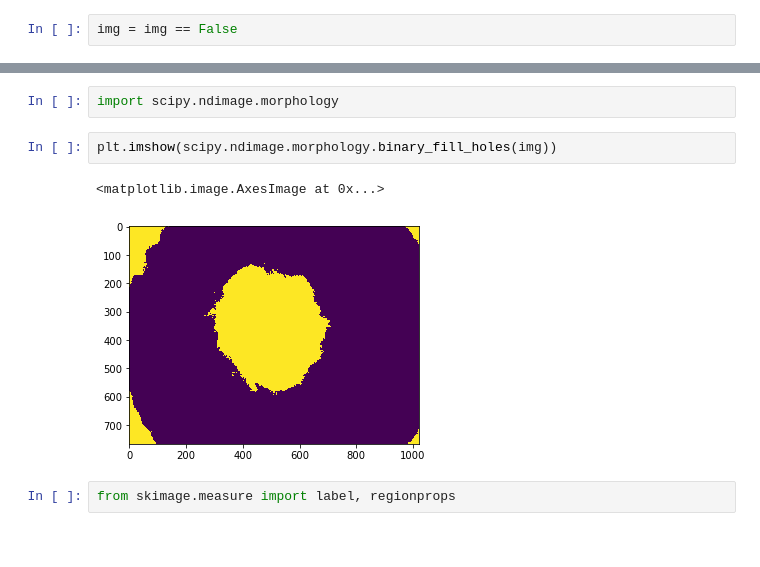
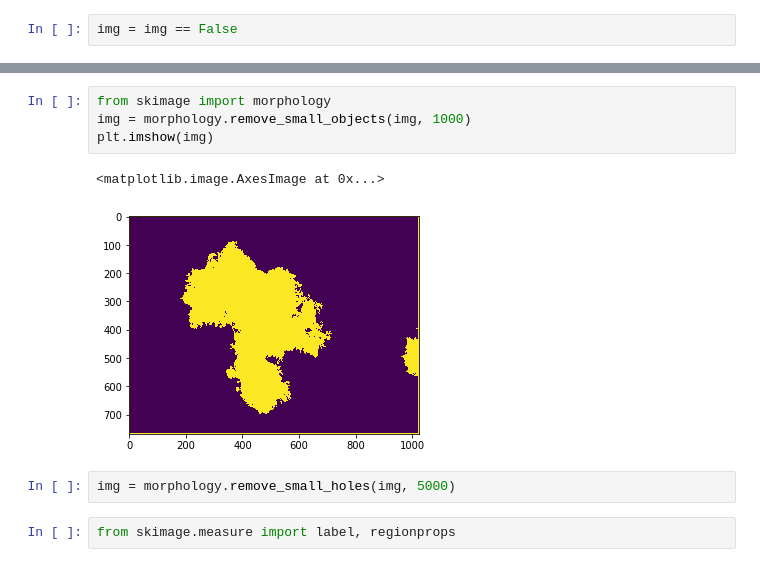
Before and after one commit to H1go/melanoma-detection, a Jupyter notebook: src/segmentation.ipynb, the cells around one changed output, grey strips where cells are left out. Drawn from its saved outputs; the diff is of its cells as text.

```diff
--- a/src/segmentation.ipynb
+++ b/src/segmentation.ipynb
@@ -41,10 +42,12 @@ plt.imshow(img)
-# %%
-import scipy.ndimage.morphology
-# %%
-plt.imshow(scipy.ndimage.morphology.binary_fill_holes(img))
-# %% [output]
-<matplotlib.image.AxesImage at 0x...>
-[figure, removed]
+# %%
+from skimage import morphology
+img = morphology.remove_small_objects(img, 1000)
+plt.imshow(img)
+# %% [output]
+<matplotlib.image.AxesImage at 0x...>
+[figure, added]
+# %%
+img = morphology.remove_small_holes(img, 5000)
 # %%
 from skimage.measure import label, regionprops
 # %%
```
Also changed, not shown: parts of 10 cells of this notebook, 1 other file.
